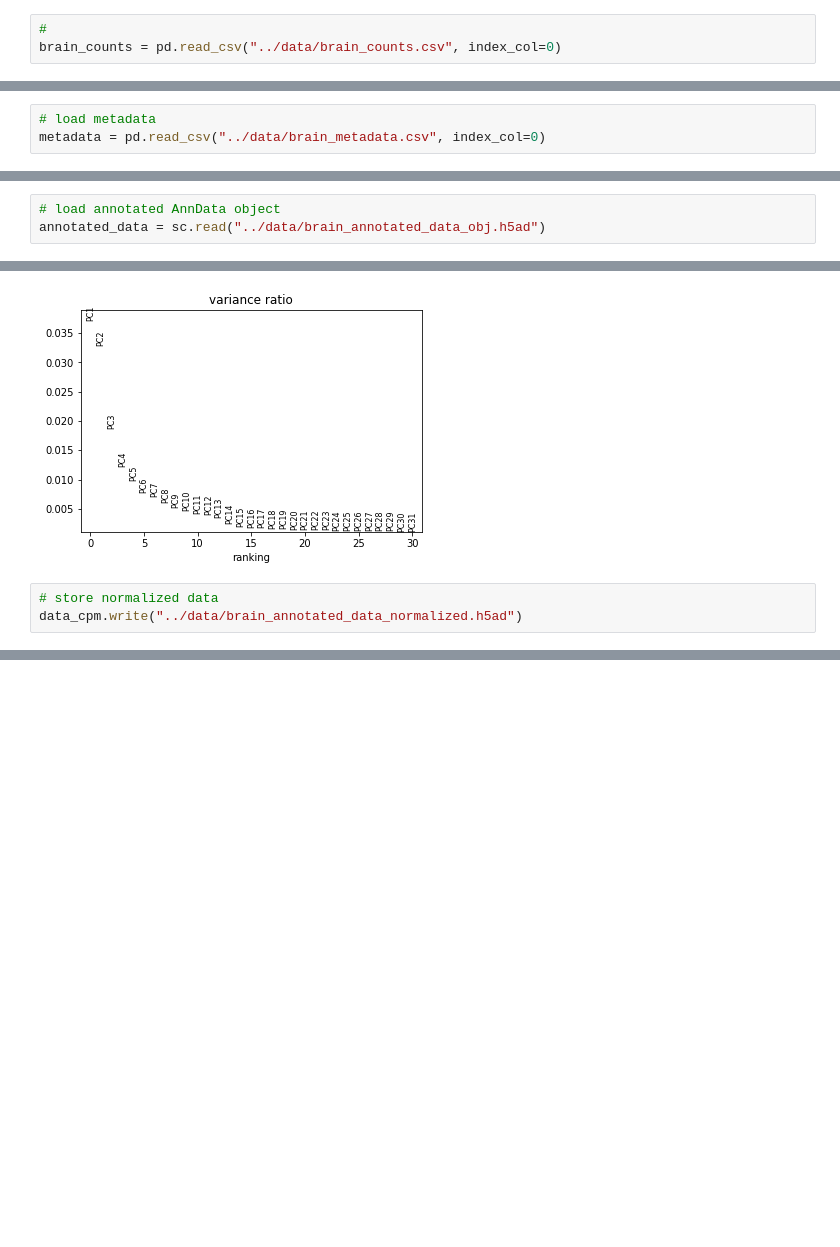
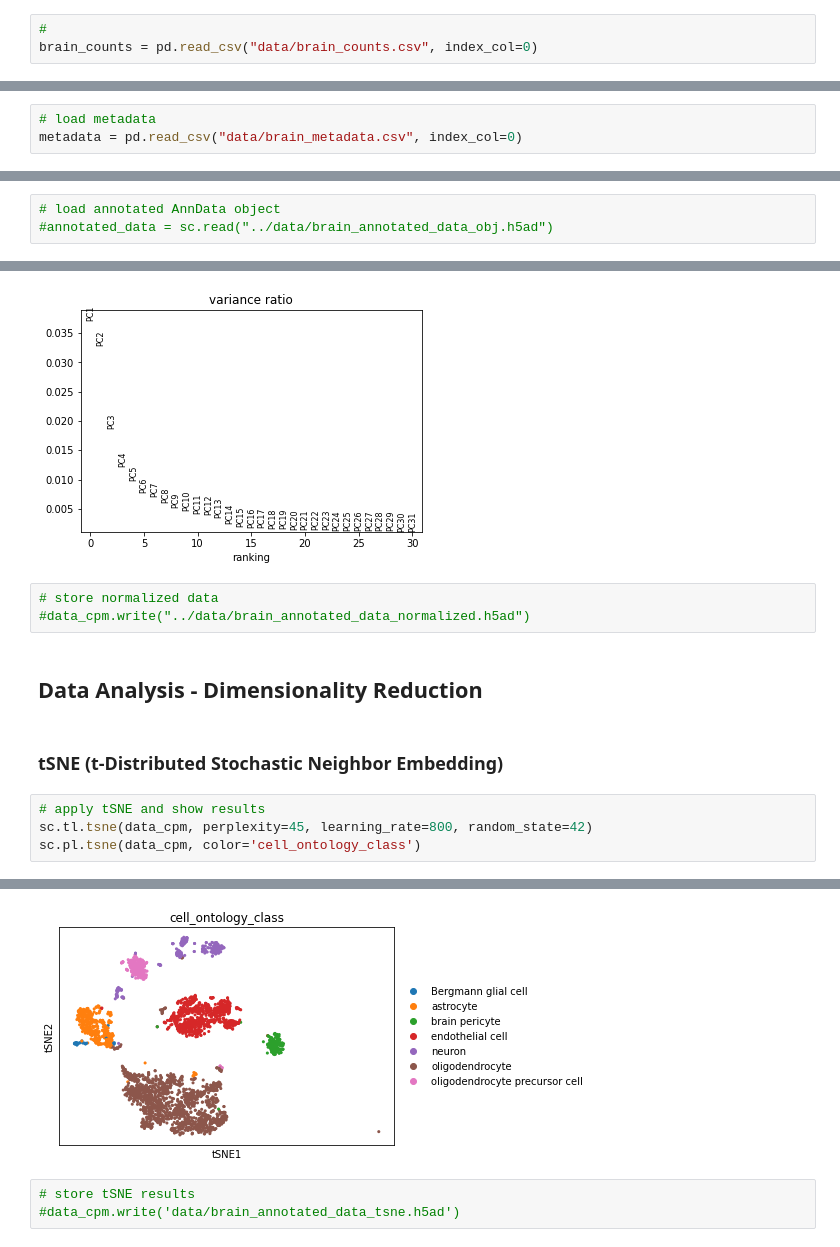
Before and after one commit to calt-laboratory/scRNAseq-analysis-using-Tabula-Muris-data-, a Jupyter notebook: single_cell_analysis.ipynb, the cells around one changed output, grey strips where cells are left out. Cells and saved outputs as stored; diff of their text form; blank space fills up the shorter version.

Commit message:
dimensionality reduction

```diff
--- a/single_cell_analysis.ipynb
+++ b/single_cell_analysis.ipynb
@@ -7,7 +7,7 @@ import pandas as pd
 import scanpy as sc
 # %%
 #
-brain_counts = pd.read_csv("../data/brain_counts.csv", index_col=0)
+brain_counts = pd.read_csv("data/brain_counts.csv", index_col=0)
 # %%
 # check the data
 brain_counts
@@ -34,7 +34,7 @@ brain_counts.shape
 (3401, 23433)
 # %%
 # load metadata
-metadata = pd.read_csv("../data/brain_metadata.csv", index_col=0)
+metadata = pd.read_csv("data/brain_metadata.csv", index_col=0)
 # %%
 # check the metadata
 metadata
@@ -140,7 +134,7 @@ annotated_data.write("../data/brain_annotated_data_obj.h5ad")
 ## Data Preprocessing - Quality control
 # %%
 # load annotated AnnData object
-annotated_data = sc.read("../data/brain_annotated_data_obj.h5ad")
+#annotated_data = sc.read("../data/brain_annotated_data_obj.h5ad")
 # %%
 # computation of qc metrics (for cells and for genes)
 #
@@ -415,4 +414,13 @@ sc.pl.pca_overview(data_cpm, color='plate.barcode')
 [figure]
 # %%
 # store normalized data
-data_cpm.write("../data/brain_annotated_data_normalized.h5ad")
+#data_cpm.write("../data/brain_annotated_data_normalized.h5ad")
+# %% [markdown]
+## Data Analysis - Dimensionality Reduction
+# %% [markdown]
+### tSNE (t-Distributed Stochastic Neighbor Embedding)
+# %%
+# apply tSNE and show results
+sc.tl.tsne(data_cpm, perplexity=45, learning_rate=800, random_state=42)
+sc.pl.tsne(data_cpm, color='cell_ontology_class')
+# %% [output]
@@ -418,0 +428,4 @@ data_cpm.write("../data/brain_annotated_data_normalized.h5ad")
+[figure, added]
+# %%
+# store tSNE results
+#data_cpm.write('data/brain_annotated_data_tsne.h5ad')
```
Also changed, not shown: parts of 4 cells of this notebook.
